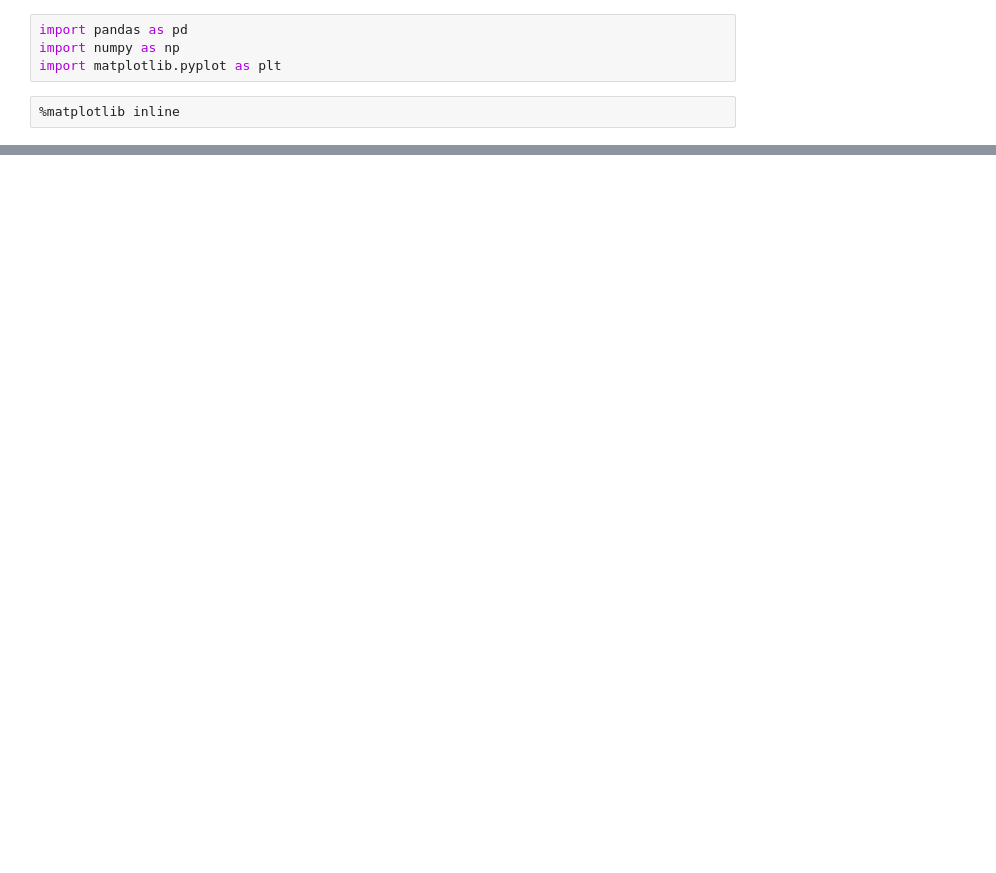
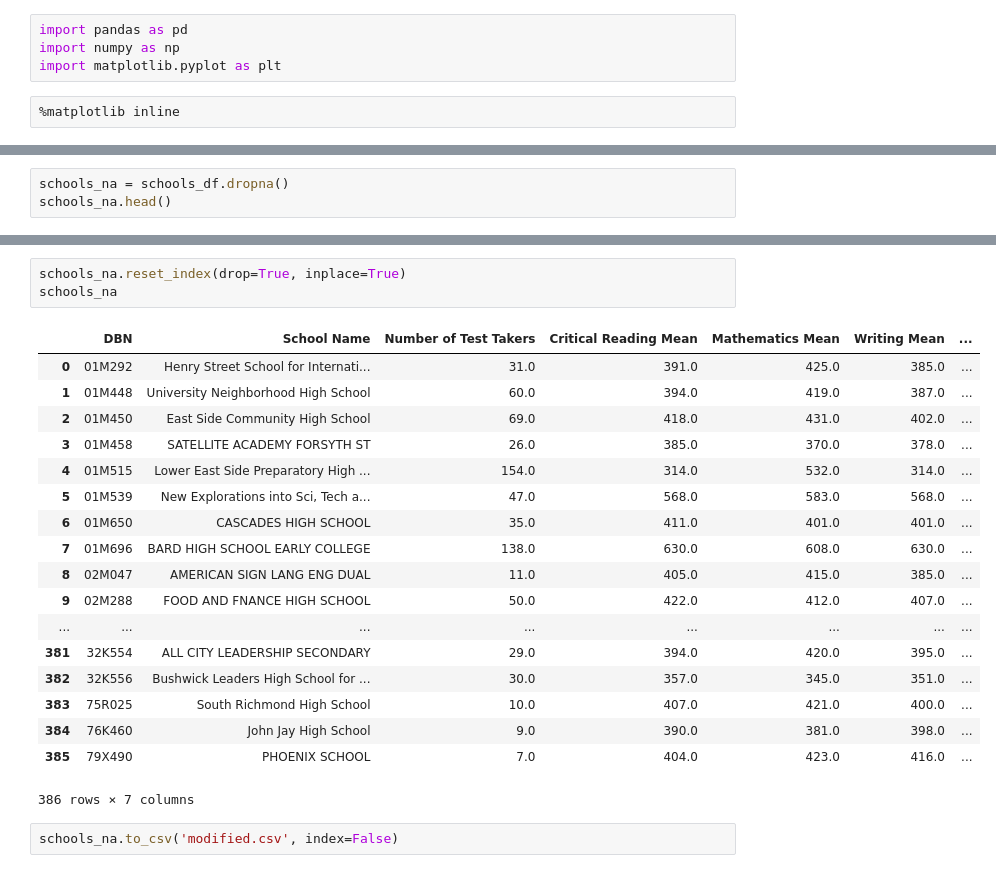
Before and after one commit to SenpaiCAL/py_data_science, a Jupyter notebook: Makathon_Dataset_Project.ipynb, the cells around one changed output, grey strips where cells are left out. Cells and saved outputs as stored; diff of their text form; blank space fills up the shorter version.

```diff
--- a/Makathon_Dataset_Project.ipynb
+++ b/Makathon_Dataset_Project.ipynb
@@ -74,0 +51,3 @@ school_data_plot.grid(which='major', linestyle='-', linewidth='0.5', color='grey
+# %%
+schools_na = schools_df.dropna()
+schools_na.head()
@@ -74,0 +61,24 @@ school_data_plot.grid(which='major', linestyle='-', linewidth='0.5', color='grey
+# %%
+schools_na.reset_index(drop=True, inplace=True)
+schools_na
+# %% [output]
+|  | DBN | School Name | Number of Test Takers | Critical Reading Mean | Mathematics Mean | Writing Mean | ... |
+| 0 | 01M292 | Henry Street School for Internati... | 31.0 | 391.0 | 425.0 | 385.0 | ... |
+| 1 | 01M448 | University Neighborhood High School | 60.0 | 394.0 | 419.0 | 387.0 | ... |
+| 2 | 01M450 | East Side Community High School | 69.0 | 418.0 | 431.0 | 402.0 | ... |
+| 3 | 01M458 | SATELLITE ACADEMY FORSYTH ST | 26.0 | 385.0 | 370.0 | 378.0 | ... |
+| 4 | 01M515 | Lower East Side Preparatory High ... | 154.0 | 314.0 | 532.0 | 314.0 | ... |
+| 5 | 01M539 | New Explorations into Sci, Tech a... | 47.0 | 568.0 | 583.0 | 568.0 | ... |
+| 6 | 01M650 | CASCADES HIGH SCHOOL | 35.0 | 411.0 | 401.0 | 401.0 | ... |
+| 7 | 01M696 | BARD HIGH SCHOOL EARLY COLLEGE | 138.0 | 630.0 | 608.0 | 630.0 | ... |
+| 8 | 02M047 | AMERICAN SIGN LANG ENG DUAL | 11.0 | 405.0 | 415.0 | 385.0 | ... |
+| 9 | 02M288 | FOOD AND FNANCE HIGH SCHOOL | 50.0 | 422.0 | 412.0 | 407.0 | ... |
+| ... | ... | ... | ... | ... | ... | ... | ... |
+| 381 | 32K554 | ALL CITY LEADERSHIP SECONDARY | 29.0 | 394.0 | 420.0 | 395.0 | ... |
+| 382 | 32K556 | Bushwick Leaders High School for ... | 30.0 | 357.0 | 345.0 | 351.0 | ... |
+| 383 | 75R025 | South Richmond High School | 10.0 | 407.0 | 421.0 | 400.0 | ... |
+| 384 | 76K460 | John Jay High School | 9.0 | 390.0 | 381.0 | 398.0 | ... |
+| 385 | 79X490 | PHOENIX SCHOOL | 7.0 | 404.0 | 423.0 | 416.0 | ... |
+386 rows × 7 columns
+# %%
+schools_na.to_csv('modified.csv', index=False)
```
Also changed, not shown: parts of 17 cells of this notebook.
